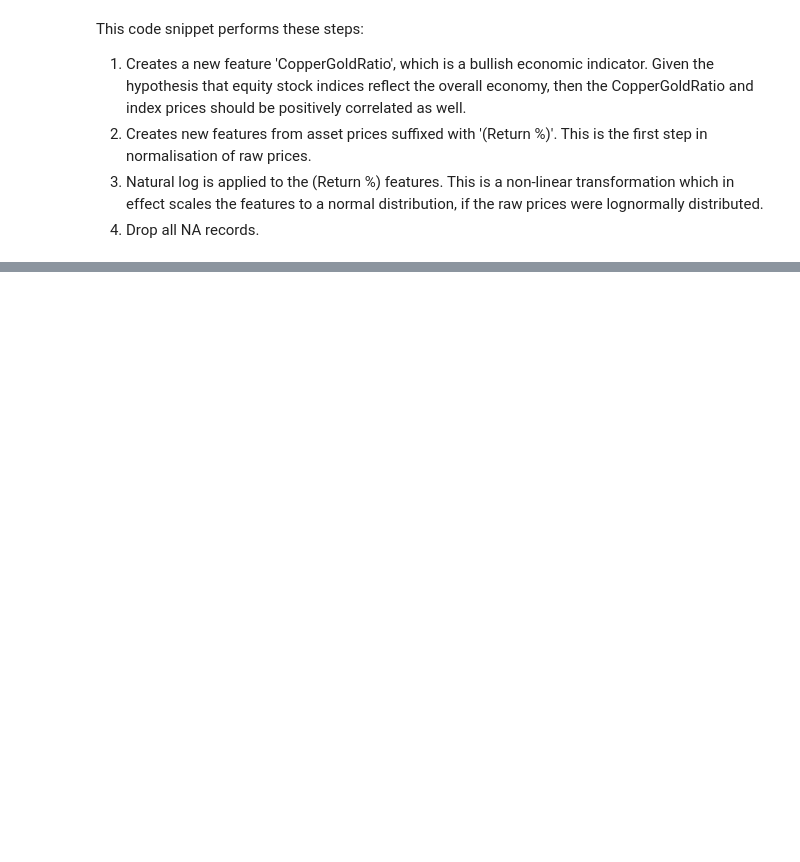
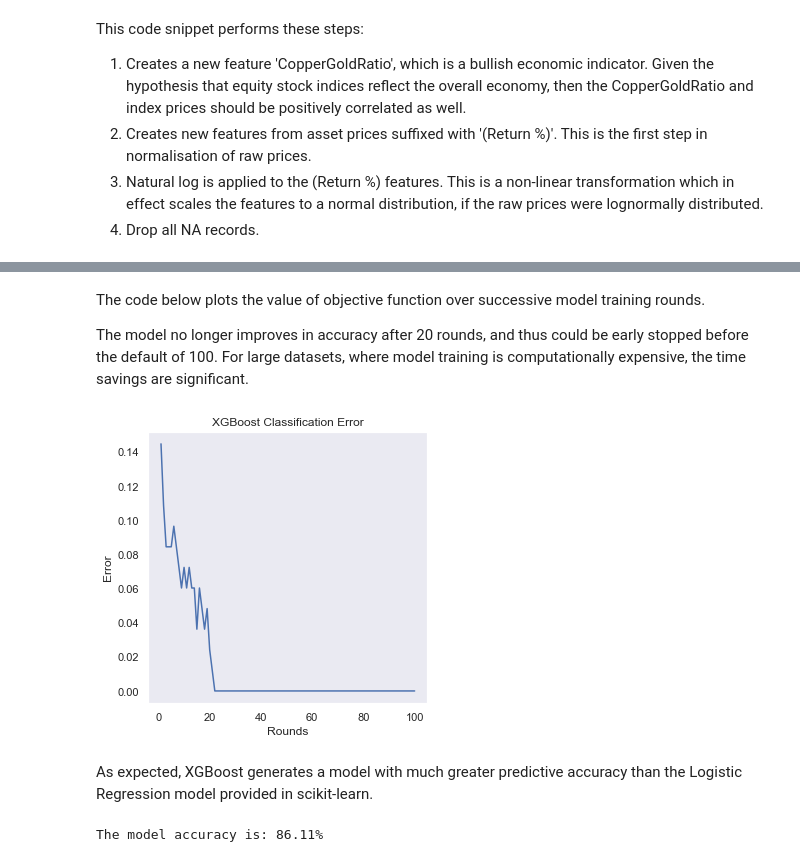
Before and after one commit to mahlibras/snippets, a Jupyter notebook: ASXIndexPredictor-FeatureEngineering&ModelSelection.ipynb, the cells around one changed output, grey strips where cells are left out. Cells and saved outputs as stored; diff of their text form; code cells hidden in the pictures; blank space fills up the shorter version.

```diff
--- a/ASXIndexPredictor-FeatureEngineering&ModelSelection.ipynb
+++ b/ASXIndexPredictor-FeatureEngineering&ModelSelection.ipynb
@@ -23,5 +23,6 @@ stats.chisquareprob = lambda chisq, df: stats.chi2.sf(chisq,df)
 # %% [markdown]
 ### Read in the joined raw dataset
 # %%
-folder = ''
+folder = 'datasets\\'
 df_asset = pd.read_csv(filepath_or_buffer = folder + 'df_asset.csv', index_col=0)
+df_asset.columns
@@ -141,0 +219,12 @@ The accuracy requires improvements to >80% to be a credible predictive model. In
+# %%
+import xgboost as xgb
+from sklearn.model_selection import train_test_split
+from sklearn.metrics import accuracy_score
+model = xgb.XGBClassifier()
+seed = 7
+test_size = 0.3
+X_train, X_test, y_train, y_test = train_test_split(features, target.values, test_size=test_size, random_state=seed)
+eval_set = [(X_train, y_train), (X_test, y_test)]
+#eval_metric = ["auc","error"]
+model.fit(X_train, y_train, eval_metric='error', eval_set=eval_set)
+#%time model.fit(X_train, y_train, eval_metric=eval_metric, eval_set=eval_set, verbose=True)
@@ -141,0 +256,29 @@ The accuracy requires improvements to >80% to be a credible predictive model. In
+# %% [markdown]
+The code below plots the value of objective function over successive model training rounds.
+
+The model no longer improves in accuracy after 20 rounds, and thus could be early stopped before the default of 100. For large datasets, where model training is computationally expensive, the time savings are significant.
+# %%
+x = np.arange(1,101,1)
+y = model.evals_result()['validation_0']['error']
+
+fig, ax = plt.subplots()
+ax.plot(x, y)
+
+ax.set(xlabel='Rounds', ylabel='Error',
+       title='XGBoost Classification Error')
+ax.grid()
+plt.rcParams['figure.figsize'] = [5, 5]
+fig.savefig("test.png")
+plt.show()
+# %% [output]
+[figure, added]
+# %% [markdown]
+As expected, XGBoost generates a model with much greater predictive accuracy than the Logistic Regression model provided in scikit-learn.
+# %%
+y_pred = model.predict(X_test)
+predictions = [round(value) for value in y_pred]
+accuracy = accuracy_score(y_test, predictions)
+#print("Accuracy: %.2f%%" % (accuracy * 100.0))
+print("The model accuracy is: %.2f%%" % (accuracy * 100.0))
+# %% [output]
+The model accuracy is: 86.11%
```
Also changed, not shown: parts of 17 cells of this notebook.
